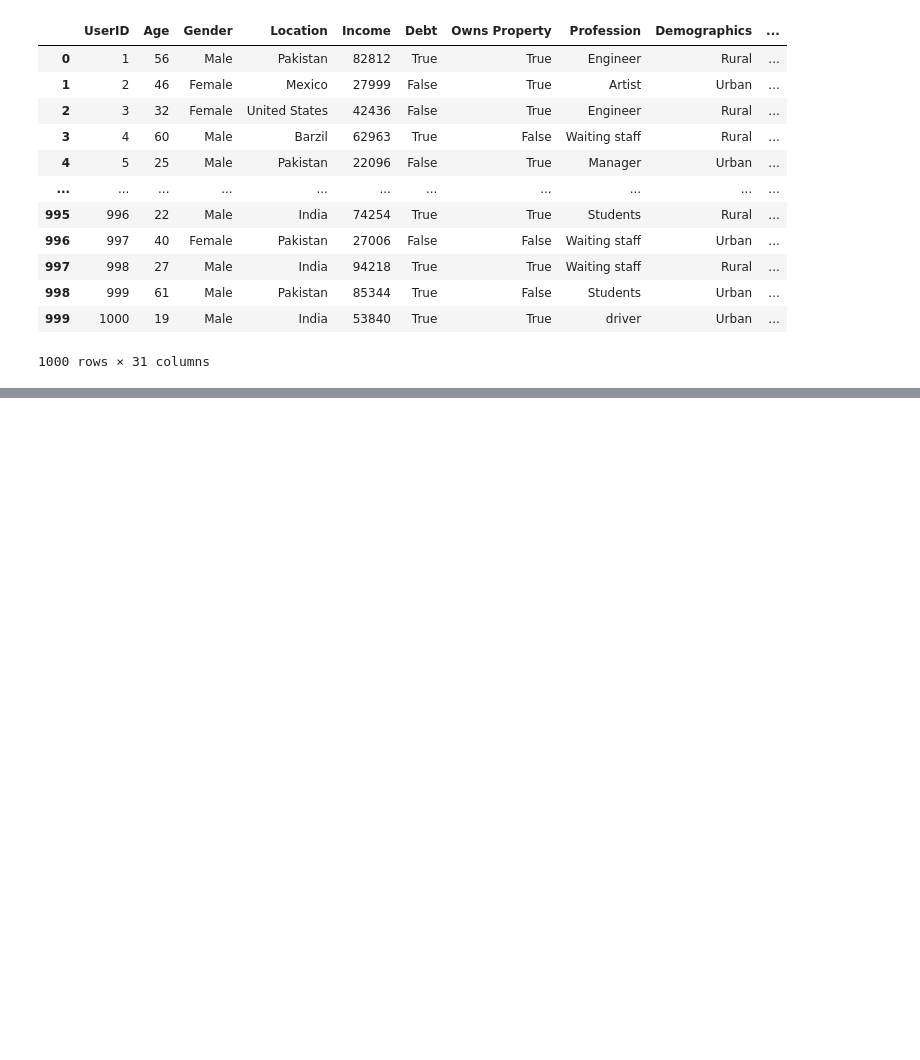
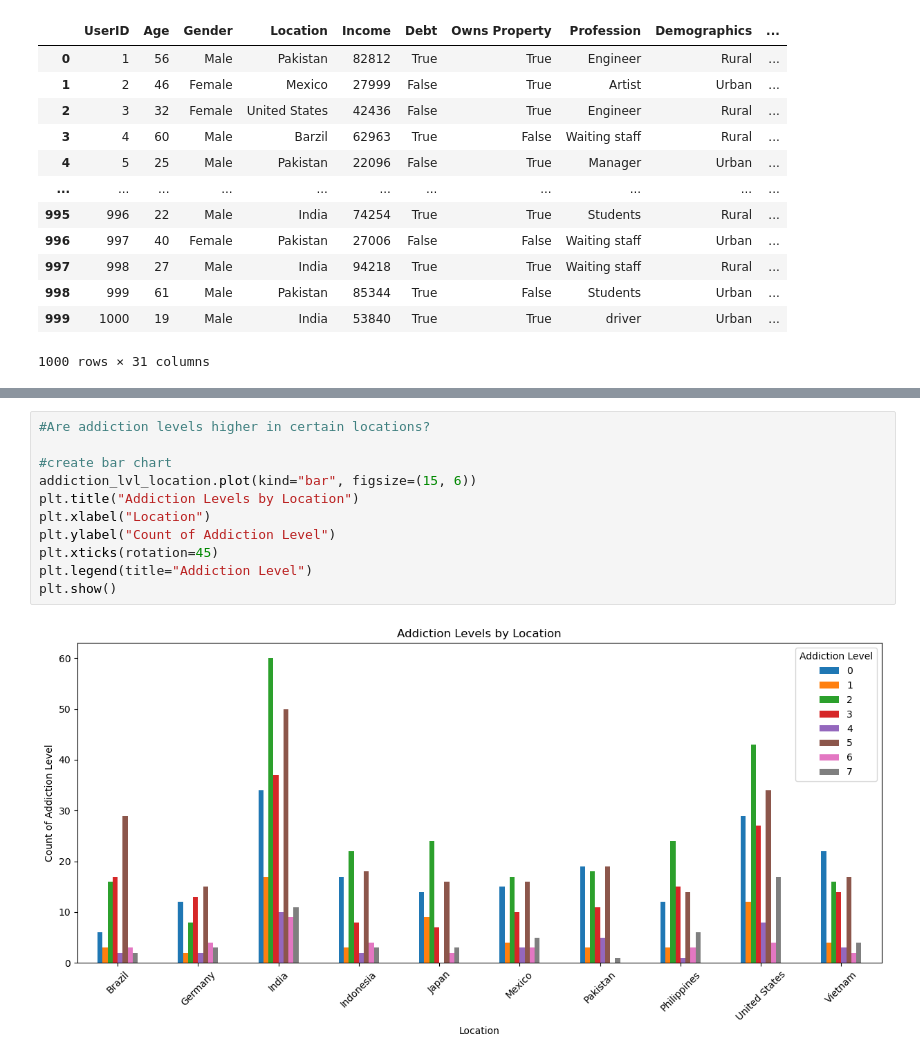
Before and after one commit to wrighang/project_01_team_11, a Jupyter notebook: angelina_Time-Wasters on Social Media.ipynb, the cells around one changed output, grey strips where cells are left out. Cells and saved outputs as stored; diff of their text form; blank space fills up the shorter version.

```diff
--- a/angelina_Time-Wasters on Social Media.ipynb
+++ b/angelina_Time-Wasters on Social Media.ipynb
@@ -55,0 +366,13 @@ mobile_usage_df
+# %%
+#Are addiction levels higher in certain locations?
+
+#create bar chart
+addiction_lvl_location.plot(kind="bar", figsize=(15, 6))
+plt.title("Addiction Levels by Location")
+plt.xlabel("Location")
+plt.ylabel("Count of Addiction Level")
+plt.xticks(rotation=45)
+plt.legend(title="Addiction Level")
+plt.show()
+# %% [output]
+[figure, added]
```
Also changed, not shown: parts of 33 cells of this notebook, 4 other files.
